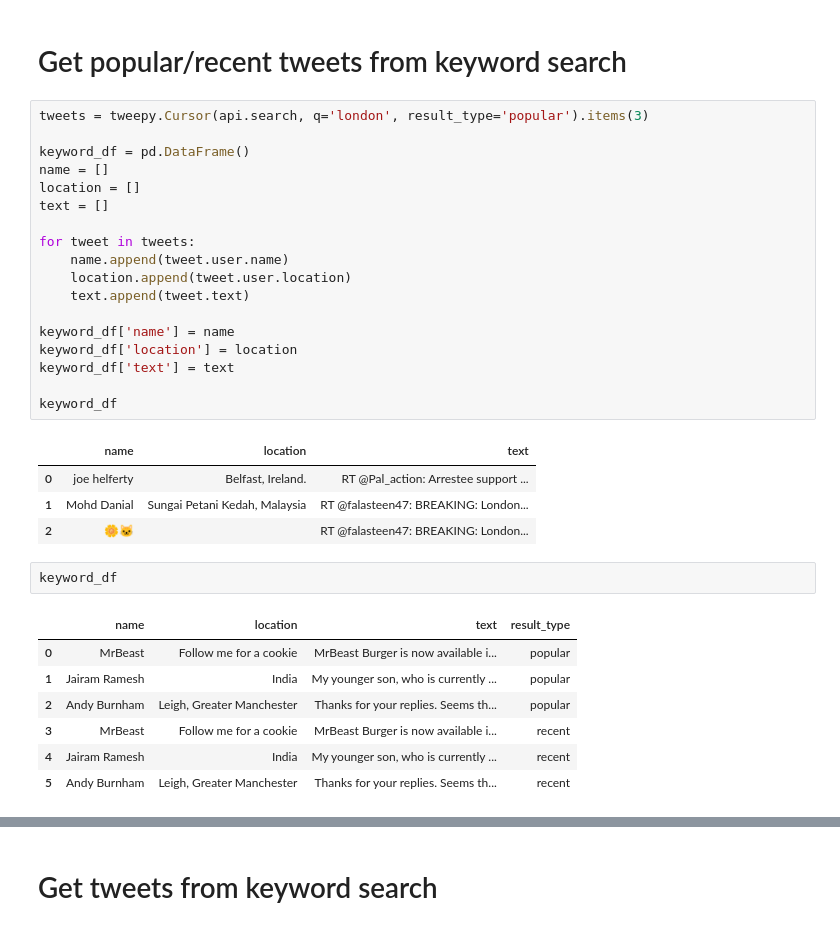
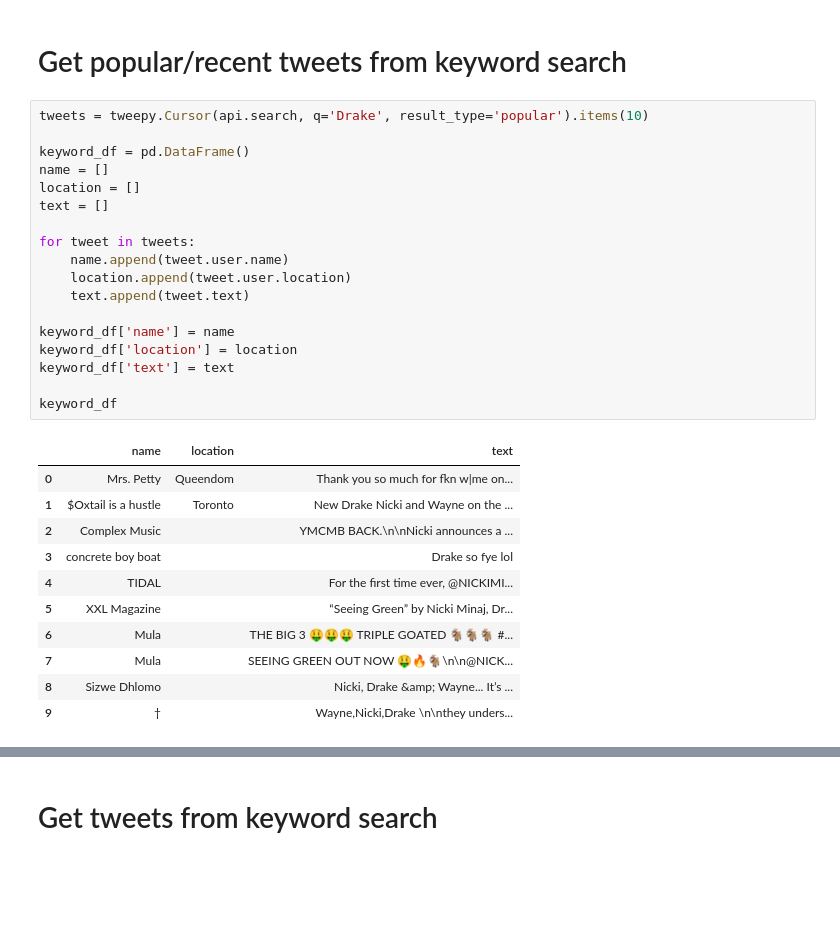
Before and after one commit to Harsh-2420/spotify, a Jupyter notebook: code/jupyter/twitter.ipynb, the cells around one changed output, grey strips where cells are left out. Cells and saved outputs as stored; diff of their text form; blank space fills up the shorter version.

```diff
--- a/code/jupyter/twitter.ipynb
+++ b/code/jupyter/twitter.ipynb
@@ -32,38 +31,35 @@ api = tweepy.API(auth)
 # %% [markdown]
 # Get popular/recent tweets from keyword search
 # %%
-tweets = tweepy.Cursor(api.search, q='london', result_type='popular').items(3)
+tweets = tweepy.Cursor(api.search, q='Drake', result_type='popular').items(10)
 
 keyword_df = pd.DataFrame()
 name = []
 location = []
 text = []
 
 for tweet in tweets:
     name.append(tweet.user.name)
     location.append(tweet.user.location)
     text.append(tweet.text)
 
 keyword_df['name'] = name
 keyword_df['location'] = location
 keyword_df['text'] = text
 
 keyword_df
 # %% [output]
 |  | name | location | text |
-| 0 | joe helferty | Belfast, Ireland. | RT @Pal_action: Arrestee support ... |
-| 1 | Mohd Danial | Sungai Petani Kedah, Malaysia | RT @falasteen47: BREAKING: London... |
-| 2 | 🌼🐱 |  | RT @falasteen47: BREAKING: London... |
+| 0 | Mrs. Petty | Queendom | Thank you so much for fkn w|me on... |
+| 1 | $Oxtail is a hustle | Toronto | New Drake Nicki and Wayne on the ... |
+| 2 | Complex Music |  | YMCMB BACK.\n\nNicki announces a ... |
+| 3 | concrete boy boat |  | Drake so fye lol |
+| 4 | TIDAL |  | For the first time ever, @NICKIMI... |
+| 5 | XXL Magazine |  | “Seeing Green” by Nicki Minaj, Dr... |
+| 6 | Mula |  | THE BIG 3 🤑🤑🤑 TRIPLE GOATED 🐐🐐🐐 #... |
+| 7 | Mula |  | SEEING GREEN OUT NOW 🤑🔥🐐\n\n@NICK... |
+| 8 | Sizwe Dhlomo |  | Nicki, Drake &amp; Wayne... It’s ... |
+| 9 | † |  | Wayne,Nicki,Drake \n\nthey unders... |
-# %%
-keyword_df
-# %% [output]
-|  | name | location | text | result_type |
-| 0 | MrBeast | Follow me for a cookie | MrBeast Burger is now available i... | popular |
-| 1 | Jairam Ramesh | India | My younger son, who is currently ... | popular |
-| 2 | Andy Burnham | Leigh, Greater Manchester | Thanks for your replies. Seems th... | popular |
-| 3 | MrBeast | Follow me for a cookie | MrBeast Burger is now available i... | recent |
-| 4 | Jairam Ramesh | India | My younger son, who is currently ... | recent |
-| 5 | Andy Burnham | Leigh, Greater Manchester | Thanks for your replies. Seems th... | recent |
 # %%
 import plotly.graph_objects as go
 
```
Also changed, not shown: parts of 8 cells of this notebook.
